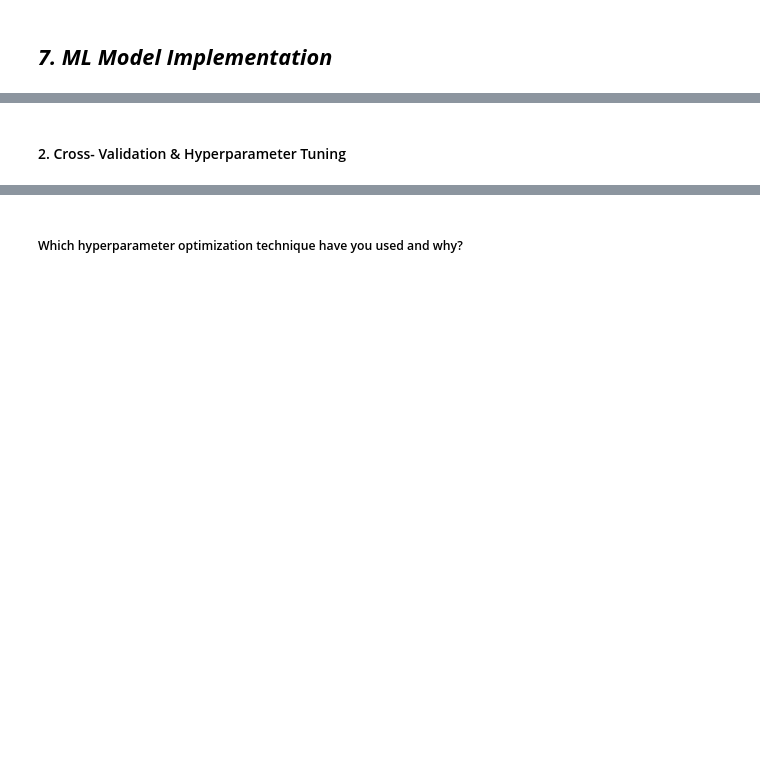
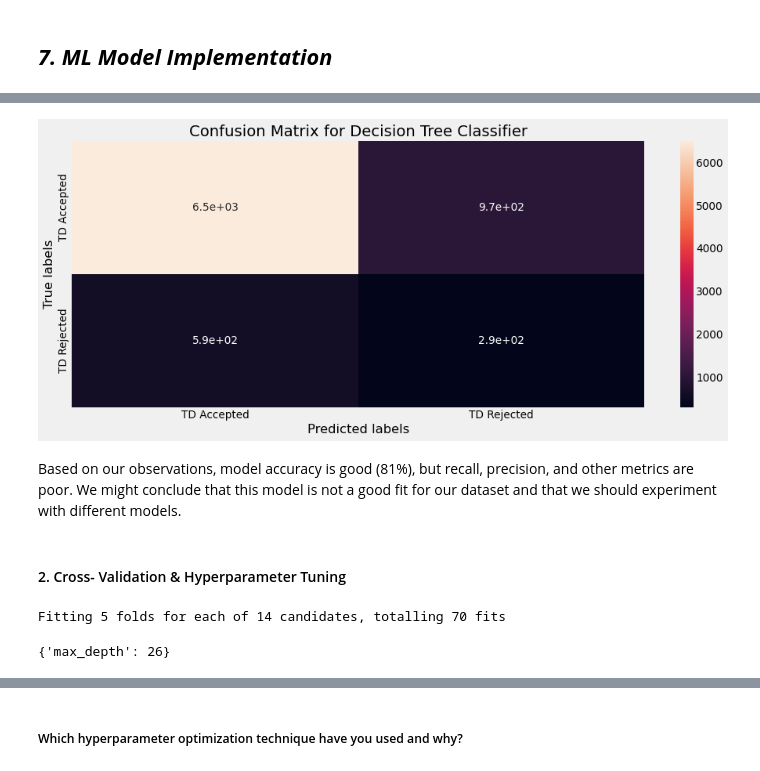
Before and after one commit to JNSDKV/BANK-MARKETING-EFFECTIVENESS-PREDICTION, a Jupyter notebook: _Bank_Marketing_Effectiveness_prediction.ipynb, the cells around one changed output, grey strips where cells are left out. Saved outputs shown, nothing was run; the diff lists cells and outputs as text; code cells hidden in the pictures; blank space fills up the shorter version.

```diff
--- a/_Bank_Marketing_Effectiveness_prediction.ipynb
+++ b/_Bank_Marketing_Effectiveness_prediction.ipynb
@@ -1248,0 +1243,10 @@ print(target.value_counts())
+# %%
+# importing libraries for smote
+from imblearn.over_sampling import SMOTE
+from collections import Counter
+# applying smote technique
+sm = SMOTE(random_state=0)
+X_res, y_res = sm.fit_resample(X_train, y_train)
+# Preview synthetic sample class distribution
+print('Synthetic sample class distribution: \n')
+print(pd.Series(y_res).value_counts())
@@ -1267,2 +1395,20 @@ Answer Here.
+# %%
+# Get the confusion matrix for both train and test
+labels = ['TD Accepted','TD Rejected']
+ax= plt.subplot()
+sns.heatmap(dtc_eval['cm'], annot=True, ax = ax) #annot=True to annotate cells
+
+# labels, title and ticks
+ax.set_xlabel('Predicted labels')
+ax.set_ylabel('True labels')
+ax.set_title('Confusion Matrix for Decision Tree Classifier')
+ax.xaxis.set_ticklabels(labels)
+ax.yaxis.set_ticklabels(labels)
+
+plt.show()
+# %% [output]
+[figure, added]
+# %% [markdown]
+Based on our observations, model accuracy is good (81%), but recall, precision, and other metrics are poor. We might conclude that this model is not a good fit for our dataset and that we should experiment with different models.
 # %% [markdown]
 #### 2. Cross- Validation & Hyperparameter Tuning
@@ -1274,0 +1415,22 @@ Answer Here.
+# %%
+# ML Model - 1 Implementation with hyperparameter optimization techniques (i.e., GridSearch CV, RandomSearch CV, Bayesian Optimization etc.)
+from sklearn.model_selection import GridSearchCV
+
+# Create the parameter grid based on the results of random search
+param_grid = {'max_depth': [25,26,27,28,29,30,31,32,35,37,40,50, 80, 100]}
+
+# Create a base model
+dtc_grid = tree.DecisionTreeClassifier(random_state=0)
+
+
+# Initiate the grid search model
+grid_search = GridSearchCV(estimator=dtc_grid, param_grid=param_grid, scoring='roc_auc',
+                           cv=5, n_jobs=-1, verbose=2)
+
+# Fit the grid search to the data
+grid_search.fit(X_res, y_res)
+
+grid_search.best_params_
+# %% [output]
+Fitting 5 folds for each of 14 candidates, totalling 70 fits
+{'max_depth': 26}
```
Also changed, not shown: parts of 46 cells of this notebook.
